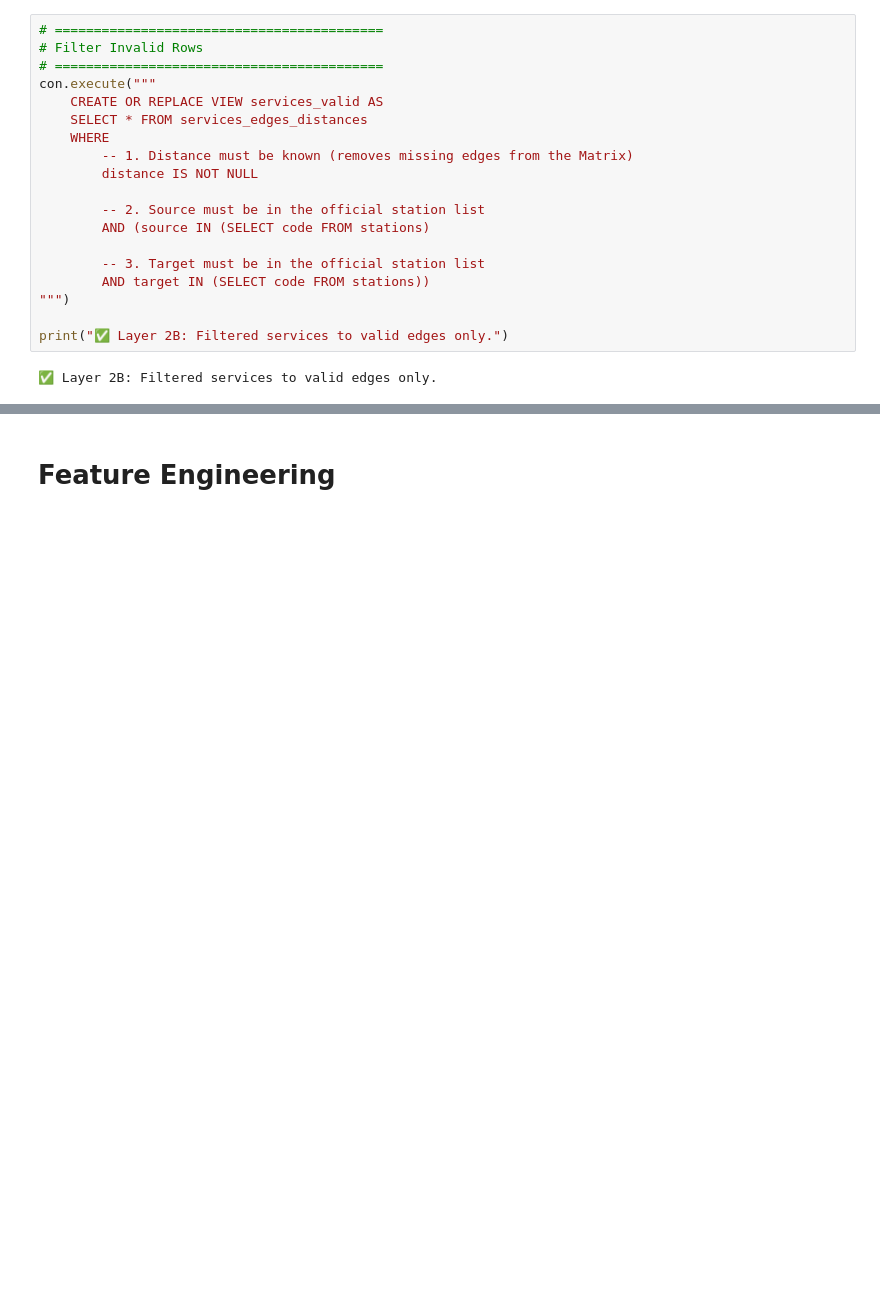
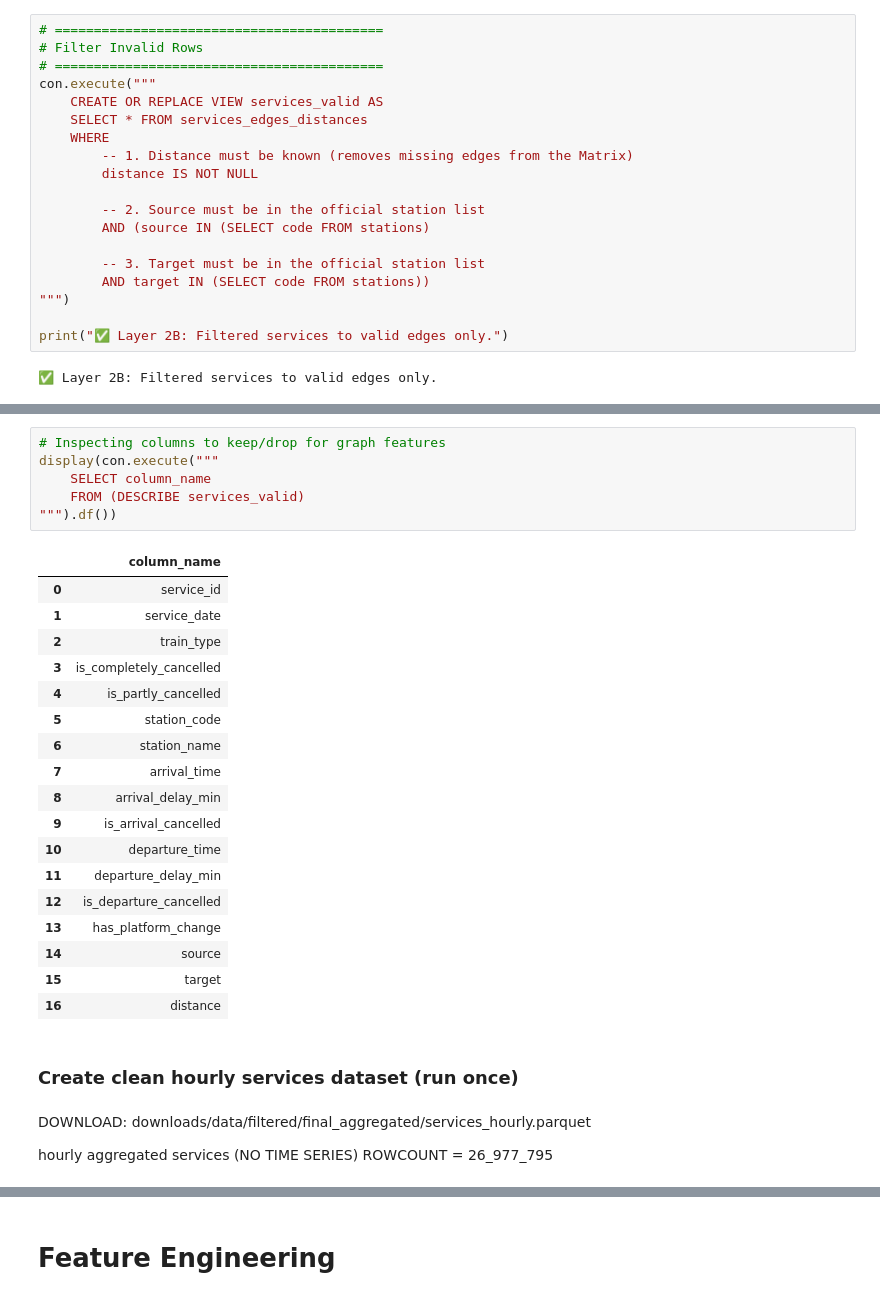
Before and after one commit to jbaonl/MSc-Thesis, a Jupyter notebook: MSc-Thesis/Bao/all_code/2_eda_and_time_series_data_creation/22_main_dataset_creation.ipynb, the cells around one changed output, grey strips where cells are left out. Saved outputs shown, nothing was run; the diff lists cells and outputs as text; blank space fills up the shorter version.

```diff
--- a/MSc-Thesis/Bao/all_code/2_eda_and_time_series_data_creation/22_main_dataset_creation.ipynb
+++ b/MSc-Thesis/Bao/all_code/2_eda_and_time_series_data_creation/22_main_dataset_creation.ipynb
@@ -714,0 +927,31 @@ print("✅ 'services' view updated with 'is_delayed' flag (preserving NAs).")
+# %%
+# Inspecting columns to keep/drop for graph features
+display(con.execute("""
+    SELECT column_name
+    FROM (DESCRIBE services_valid)
+""").df())
+# %% [output]
+|  | column_name |
+| 0 | service_id |
+| 1 | service_date |
+| 2 | train_type |
+| 3 | is_completely_cancelled |
+| 4 | is_partly_cancelled |
+| 5 | station_code |
+| 6 | station_name |
+| 7 | arrival_time |
+| 8 | arrival_delay_min |
+| 9 | is_arrival_cancelled |
+| 10 | departure_time |
+| 11 | departure_delay_min |
+| 12 | is_departure_cancelled |
+| 13 | has_platform_change |
+| 14 | source |
+| 15 | target |
+| 16 | distance |
+# %% [markdown]
+### Create clean hourly services dataset (run once)
+# %% [markdown]
+DOWNLOAD: downloads/data/filtered/final_aggregated/services_hourly.parquet
+
+hourly aggregated services (NO TIME SERIES) ROWCOUNT = 26_977_795
```
Also changed, not shown: parts of 125 cells of this notebook, 15 other files.
